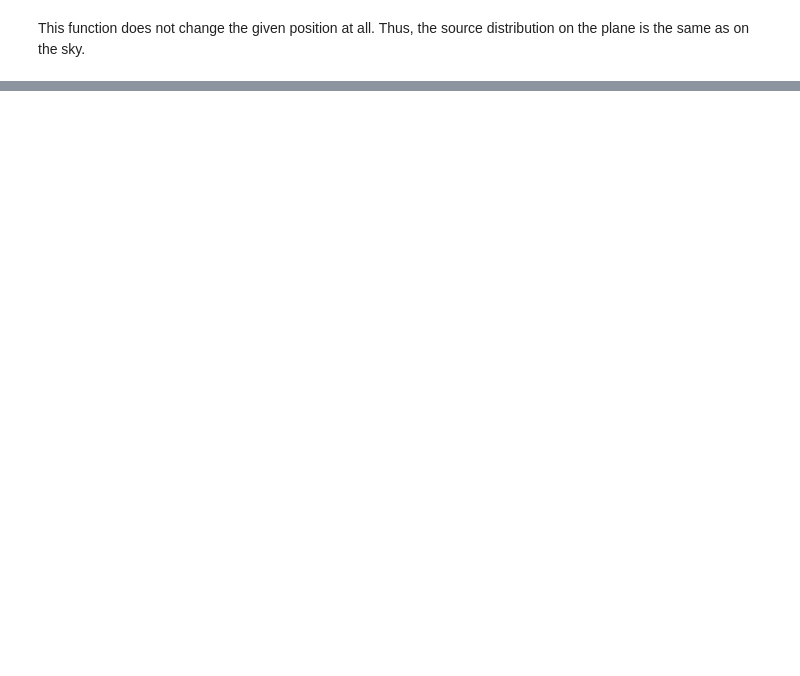
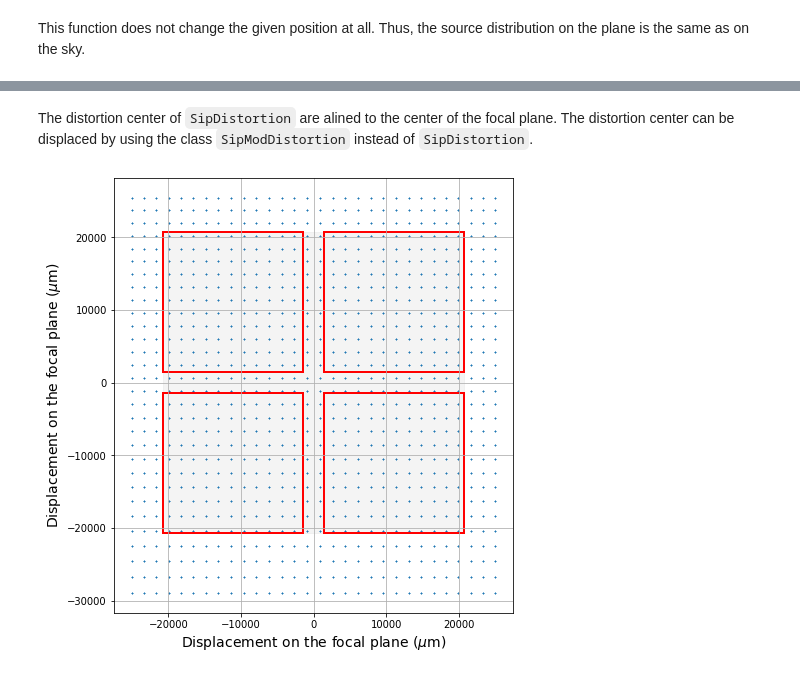
Before and after one commit to JASMINE-Mission/jasmine_warpfield, a Jupyter notebook: notebook/tutorial_07_simple_distortion_function.ipynb, the cells around one changed output, grey strips where cells are left out. Cells and saved outputs as stored; diff of their text form; code cells hidden in the pictures; blank space fills up the shorter version.

```diff
--- a/notebook/tutorial_07_simple_distortion_function.ipynb
+++ b/notebook/tutorial_07_simple_distortion_function.ipynb
@@ -84,0 +72,14 @@ jasmine.display_focal_plane(src)
+# %% [markdown]
+The distortion center of `SipDistortion` are alined to the center of the focal plane. The distortion center can be displaced by using the class `SipModDistortion` instead of `SipDistortion`.
+# %%
+from warpfield.telescope.distortion.sip import SipModDistortion
+sip_a = np.zeros((6,6))
+sip_b = np.zeros((6,6))
+sip_c = np.array([0,20000])
+sip_a[3,0] =  3e-11
+sip_b[0,3] = -3e-11
+distortion = SipModDistortion(5, sip_c, sip_a, sip_b)
+jasmine.set_distortion(distortion)
+jasmine.display_focal_plane(src)
+# %% [output]
+[figure, added]
```
Also changed, not shown: parts of 13 cells of this notebook, 8 other files.
